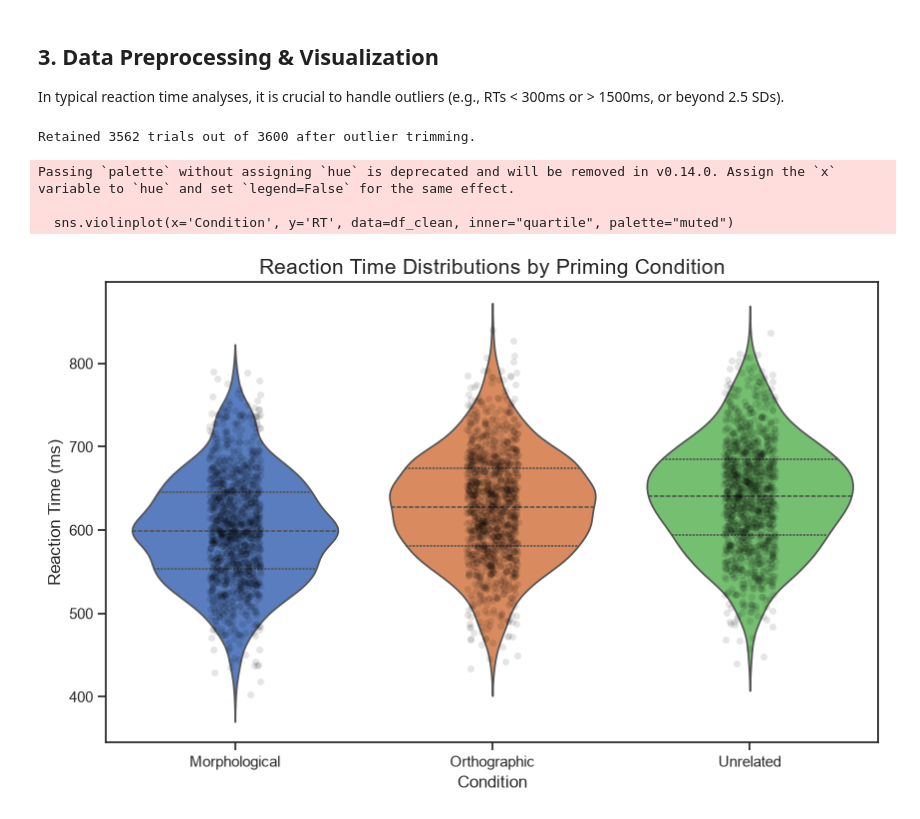
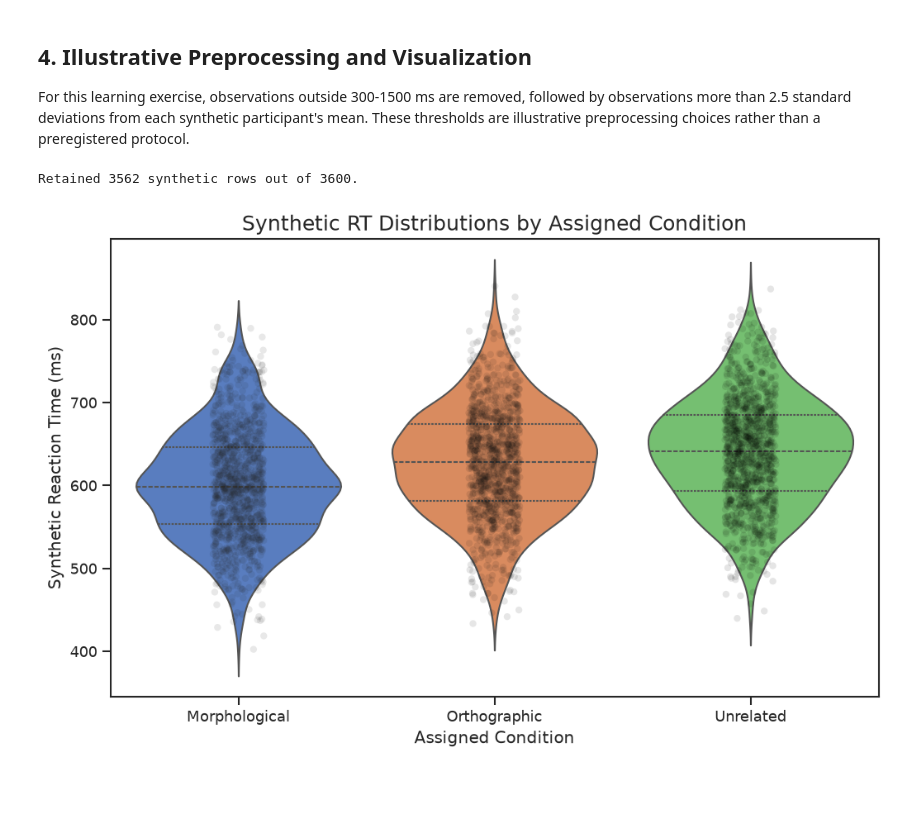
Before and after one commit to Jiwon144/morphological-processing-lmm, a Jupyter notebook: Beyersmann_LMM.ipynb, the cells around one changed output. Cells and saved outputs as stored; diff of their text form; code cells hidden in the pictures; blank space fills up the shorter version.

Commit message:
Align notebook with participant-only synthetic LMM scope

```diff
--- a/Beyersmann_LMM.ipynb
+++ b/Beyersmann_LMM.ipynb
@@ -78,29 +90,43 @@ Generated LDT Dataset Shape: (3600, 4)
 2    S001  Morphological  Item_Morphological_03  588.874111
 3    S001  Morphological  Item_Morphological_04  644.746294
 4    S001  Morphological  Item_Morphological_05  553.703079
-# %% [markdown]
-## 3. Data Preprocessing & Visualization
-In typical reaction time analyses, it is crucial to handle outliers (e.g., RTs < 300ms or > 1500ms, or beyond 2.5 SDs).
+# %% [markdown]
+## 4. Illustrative Preprocessing and Visualization
+
+For this learning exercise, observations outside 300-1500 ms are removed, followed by observations more than 2.5 standard deviations from each synthetic participant's mean. These thresholds are illustrative preprocessing choices rather than a preregistered protocol.
 # %%
-# 1. Outlier Trimming (Simulating standard psycholinguistic prep)
-# Remove impossible RTs and extreme outliers (beyond 2.5 SD per subject)
-df_clean = df_exp[(df_exp['RT'] > 300) & (df_exp['RT'] < 1500)].copy()
-df_clean['RT_Z'] = df_clean.groupby('Subject')['RT'].transform(lambda x: (x - x.mean()) / x.std())
-df_clean = df_clean[np.abs(df_clean['RT_Z']) < 2.5]
+df_clean = df_exp.loc[df_exp["RT"].between(300, 1500, inclusive="neither")].copy()
+df_clean["RT_Z"] = df_clean.groupby("Subject")["RT"].transform(
+    lambda values: (values - values.mean()) / values.std()
+)
+df_clean = df_clean.loc[np.abs(df_clean["RT_Z"]) < 2.5].copy()
 
-print(f"Retained {len(df_clean)} trials out of {len(df_exp)} after outlier trimming.")
+print(f"Retained {len(df_clean)} synthetic rows out of {len(df_exp)}.")
 
-# 2. Visualization: Raincloud/Violin plot for RT distributions
 plt.figure(figsize=(10, 6))
-sns.violinplot(x='Condition', y='RT', data=df_clean, inner="quartile", palette="muted")
-sns.stripplot(x='Condition', y='RT', data=df_clean, color="black", alpha=0.1, jitter=True)
-plt.title("Reaction Time Distributions by Priming Condition", fontsize=15)
-plt.ylabel("Reaction Time (ms)", fontsize=12)
-plt.xlabel("Condition", fontsize=12)
+sns.violinplot(
+    x="Condition",
+    y="RT",
+    data=df_clean,
+    hue="Condition",
+    inner="quartile",
+    palette="muted",
+    legend=False,
+)
+sns.stripplot(
+    x="Condition",
+    y="RT",
+    data=df_clean,
+    hue="Condition",
+    palette="dark:black",
+    alpha=0.1,
+    jitter=True,
+    legend=False,
+)
+plt.title("Synthetic RT Distributions by Assigned Condition", fontsize=15)
+plt.ylabel("Synthetic Reaction Time (ms)", fontsize=12)
+plt.xlabel("Assigned Condition", fontsize=12)
 plt.show()
 # %% [output]
-Retained 3562 trials out of 3600 after outlier trimming.
+Retained 3562 synthetic rows out of 3600.
-Passing `palette` without assigning `hue` is deprecated and will be removed in v0.14.0. Assign the `x` variable to `hue` and set `legend=False` for the same effect.
-
-  sns.violinplot(x='Condition', y='RT', data=df_clean, inner="quartile", palette="muted")
-[figure, old version]
+[figure, new version]
```
Also changed, not shown: parts of 7 cells of this notebook.
